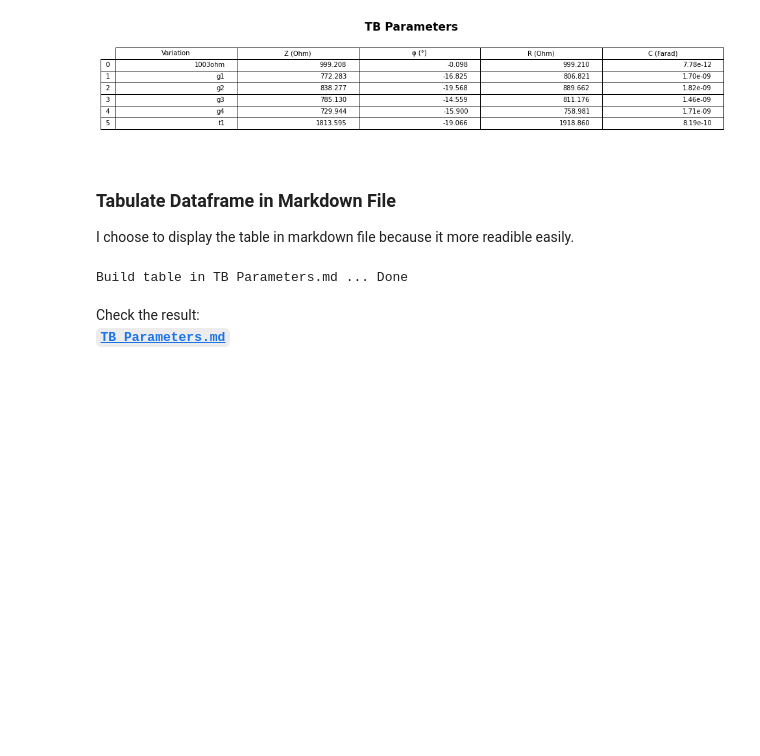
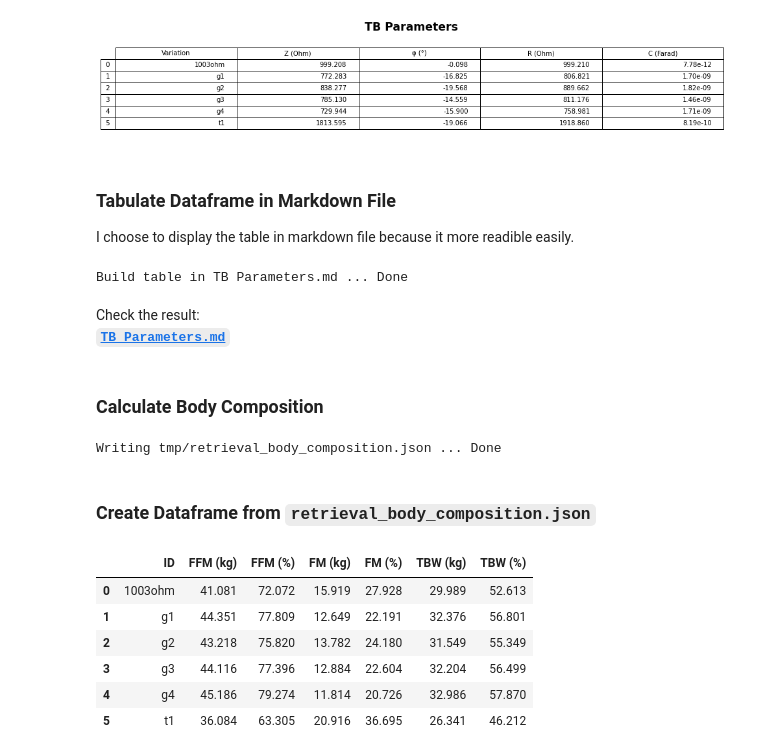
Before and after one commit to mahaamesha/body-impedance-measurement, a Jupyter notebook: src/processing.ipynb, the cells around one changed output. Saved outputs shown, nothing was run; the diff lists cells and outputs as text; code cells hidden in the pictures; blank space fills up the shorter version.

```diff
--- a/src/processing.ipynb
+++ b/src/processing.ipynb
@@ -377,3 +377,5 @@ Build table in TB Parameters.md ... Done
 # %% [markdown]
 Check the result:\
 [**`TB Parameters.md`**](../media/hand%20to%20hand/TB%20Parameters.md)
+# %% [markdown]
+### Calculate Body Composition
@@ -379,0 +390,22 @@ Check the result:\
+# %%
+# update retrieval_body_composition.json
+update_retrieval_body_composition_json(w, h, y, s)
+# %% [output]
+Writing tmp/retrieval_body_composition.json ... Done
+# %% [markdown]
+### Create Dataframe from `retrieval_body_composition.json`
+# %%
+# create dataframe from final retrieval_variation.json
+header = ["ID", "FFM (kg)", "FFM (%)", "FM (kg)", "FM (%)", "TBW (kg)", "TBW (%)"]
+data_key = ["id", "ffm", "ffm_percentage", "fm", "fm_percentage", "tbw", "tbw_percentage"]
+df_bc = build_df_from_file_json(header, data_key, file_path="tmp/retrieval_body_composition.json")
+
+df_bc
+# %% [output]
+|  | ID | FFM (kg) | FFM (%) | FM (kg) | FM (%) | TBW (kg) | TBW (%) |
+| 0 | 1003ohm | 41.081 | 72.072 | 15.919 | 27.928 | 29.989 | 52.613 |
+| 1 | g1 | 44.351 | 77.809 | 12.649 | 22.191 | 32.376 | 56.801 |
+| 2 | g2 | 43.218 | 75.820 | 13.782 | 24.180 | 31.549 | 55.349 |
+| 3 | g3 | 44.116 | 77.396 | 12.884 | 22.604 | 32.204 | 56.499 |
+| 4 | g4 | 45.186 | 79.274 | 11.814 | 20.726 | 32.986 | 57.870 |
+| 5 | t1 | 36.084 | 63.305 | 20.916 | 36.695 | 26.341 | 46.212 |
```
Also changed, not shown: parts of 7 cells of this notebook, 1 other file.
